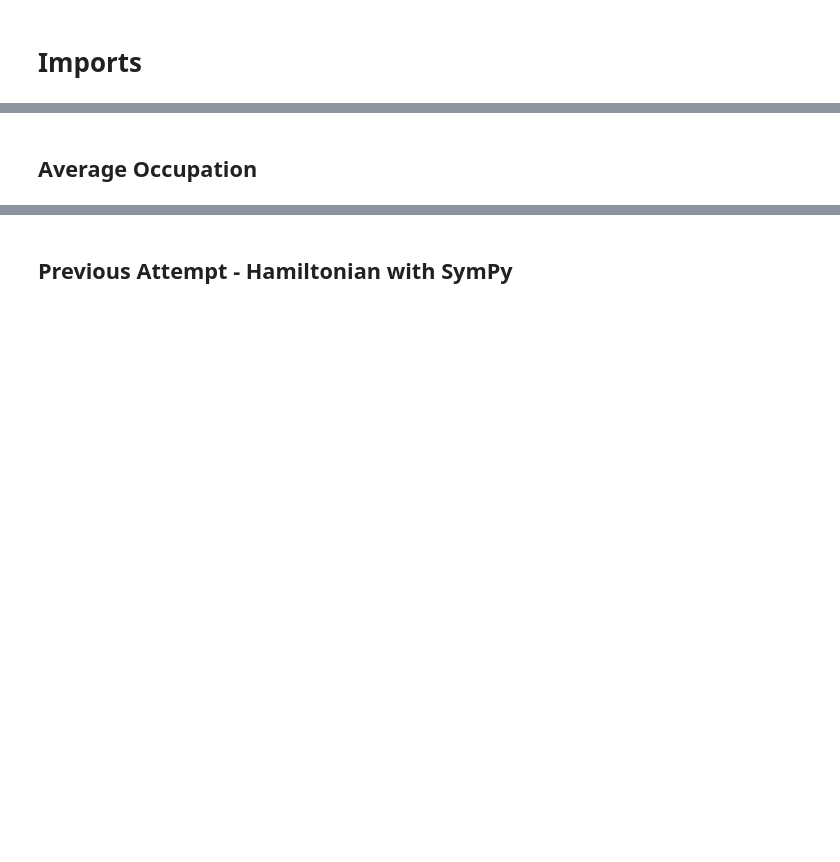
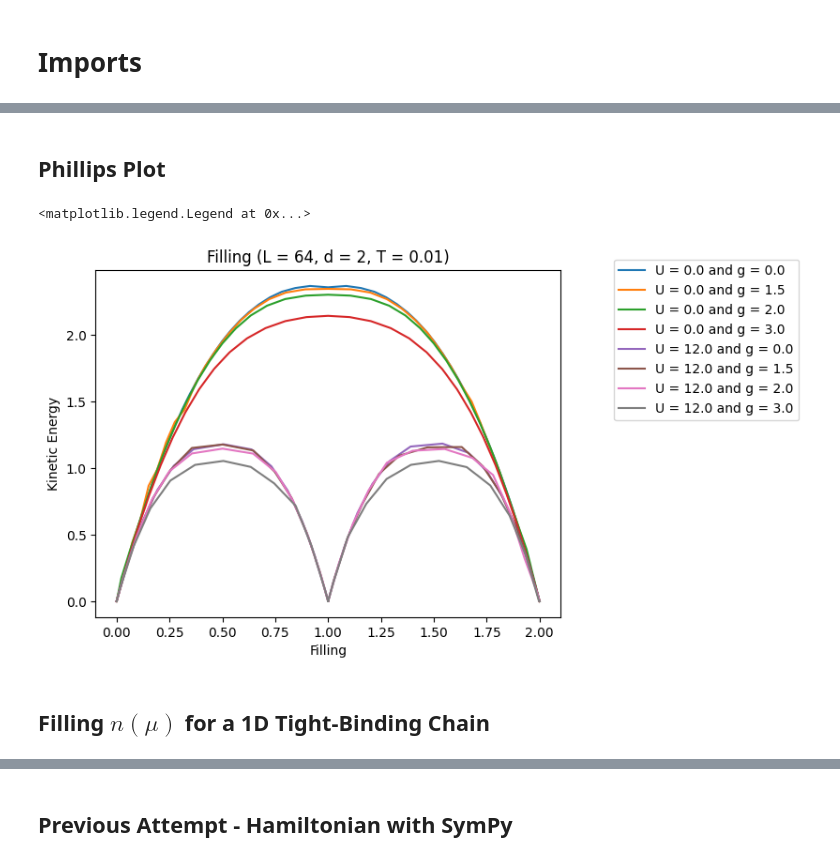
Before and after one commit to guilhermebaos/QUARMEN-Lessons, a Jupyter notebook: Master-Thesis/04-Phillips-Superfluid-Stifness.ipynb, the cells around one changed output, grey strips where cells are left out. Saved outputs shown, nothing was run; the diff lists cells and outputs as text; code cells hidden in the pictures; blank space fills up the shorter version.

Commit message:
[Thesis] Superfluid density calculation complete!

```diff
--- a/Master-Thesis/04-Phillips-Superfluid-Stifness.ipynb
+++ b/Master-Thesis/04-Phillips-Superfluid-Stifness.ipynb
@@ -316,10 +364,8 @@ L = 1000
 d = 1
 U = 1
 mu = 0.5
-g = 0
+g = 1.5
 T = 0.01
 
 # Example CALCULATION
-Delta, n, Kxx = solve(L, d, U, mu, g, T)
+Delta, n, Kxx, Jx = solve(L, d, U, mu, g, T)
-# %% [markdown]
-## Average Occupation
@@ -358,0 +372,53 @@ def occupations(mesh_xk: np.ndarray, U: float, beta: float, cutoff: float = 30):
+# %% [markdown]
+## Phillips Plot
+# %%
+# PARAMETERS
+L = 64
+d = 2
+T = 0.01
+
+
+# g SWEEP
+gg = [0.0, 1.5, 2.0, 3.0]
+
+# U SWEEP
+uu = [0.0, 12.0]
+
+# Calculations
+for U in uu:
+    for g in gg:
+
+        # MU SWEEP
+        mu_start = -2*d - U - g
+        mu_end = -mu_start
+        mu_steps = 50
+
+        mm = np.linspace(mu_start, mu_end, mu_steps+1)
+
+        nn = []
+        ss = []
+        for mu in mm:
+
+            # Solve the Hamiltonian
+            Delta, n, Kxx, Jx = solve(L, d, U, mu, g, T)
+
+            # Save the filling
+            nn += [n]
+
+            # Debugging:
+            # print(f"For U = {U: <4.1f}, g = {g: <4.1f} and mu = {mu: <6.2f} we have n = {n: <7.3f} Kxx = {Kxx: <9.5f} Jx = {Jx: <9.5f} and vals in range [{np.min(vals): <9.5f}, {np.max(vals): <9.5f}]")
+
+            # Save the superfluid stifness
+            ss += [Kxx - Jx]
+
+        plt.plot(nn, ss, label=f"U = {U} and g = {g}")
+
+plt.title(f"Filling (L = {L}, d = {d}, T = {T})")
+plt.xlabel("Filling")
+plt.ylabel("Kinetic Energy")
+plt.legend(bbox_to_anchor=(1.1, 1.05))
+# %% [output]
+<matplotlib.legend.Legend at 0x...>
+[figure, added]
+# %% [markdown]
+## Filling $n(\mu)$ for a 1D Tight-Binding Chain
```
Also changed, not shown: parts of 8 cells of this notebook, 1 other file.
